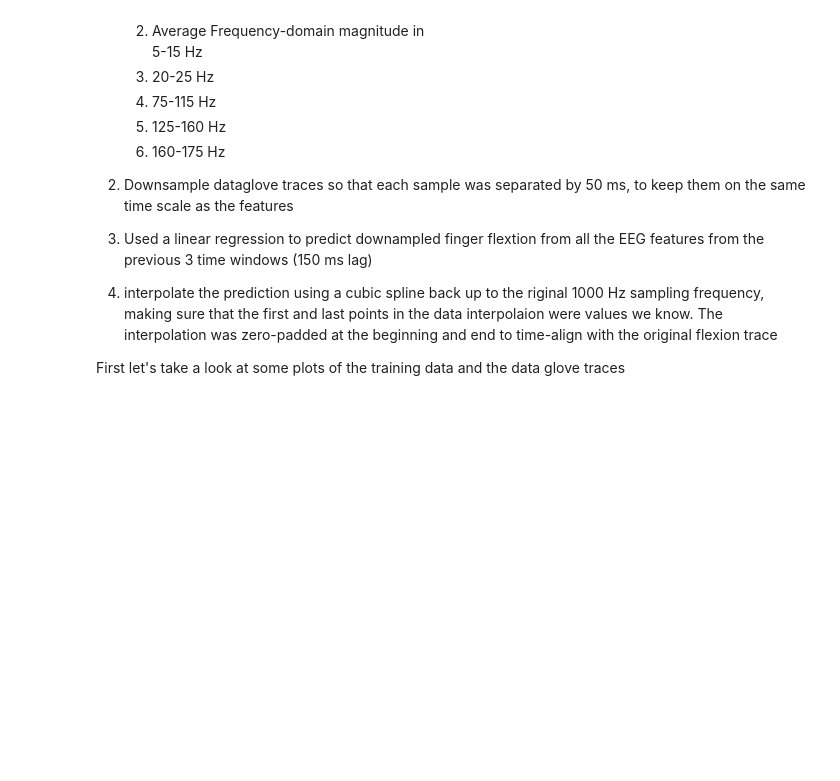
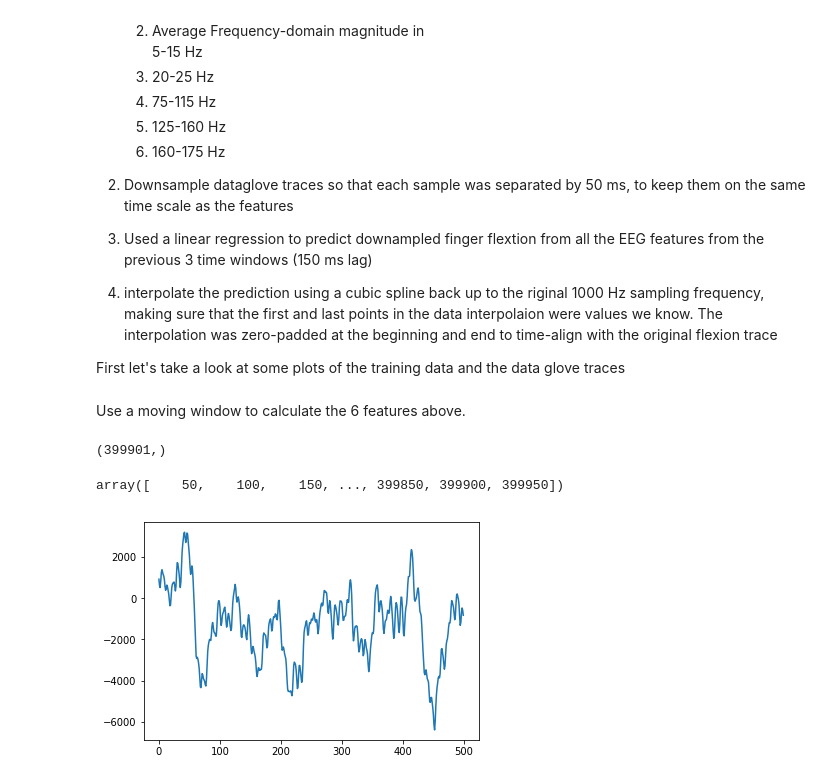
Before and after one commit to gabyborja/BCI-python, a Jupyter notebook: BCI Python.ipynb, the cells around one changed output. Drawn from its saved outputs; the diff is of its cells as text; code cells hidden in the pictures; blank space fills up the shorter version.

Commit message:
test moving window average with convolution

```diff
--- a/BCI Python.ipynb
+++ b/BCI Python.ipynb
@@ -74,3 +74,11 @@ train1.shape
 4. interpolate the prediction using a cubic spline back up to the riginal 1000 Hz sampling frequency, making sure that the first and last points in the data interpolaion were values we know. The interpolation was zero-padded at the beginning and end to time-align with the original flexion trace
 
 First let's take a look at some plots of the training data and the data glove traces
+# %% [markdown]
+Use a moving window to calculate the 6 features above.
+# %%
+window = np.ones([100,])
+avg_channel1 = np.convolve(channel1, window, 'valid')
+avg_channel1.shape
+# %% [output]
+(399901,)
@@ -76,0 +87,6 @@ First let's take a look at some plots of the training data and the data glove tr
+# %%
+# Creating a time vector
+t = np.arange(50,400000,50)
+t
+# %% [output]
+array([    50,    100,    150, ..., 399850, 399900, 399950])
@@ -76,0 +95,7 @@ First let's take a look at some plots of the training data and the data glove tr
+# %%
+channel1 = train1[:,4]
+plt.plot(channel1[0:500])
+#plt.plot(t[0:10],downsampled[0:10])
+plt.show()
+# %% [output]
+[figure, added]
```
Also changed, not shown: parts of 3 cells of this notebook.
